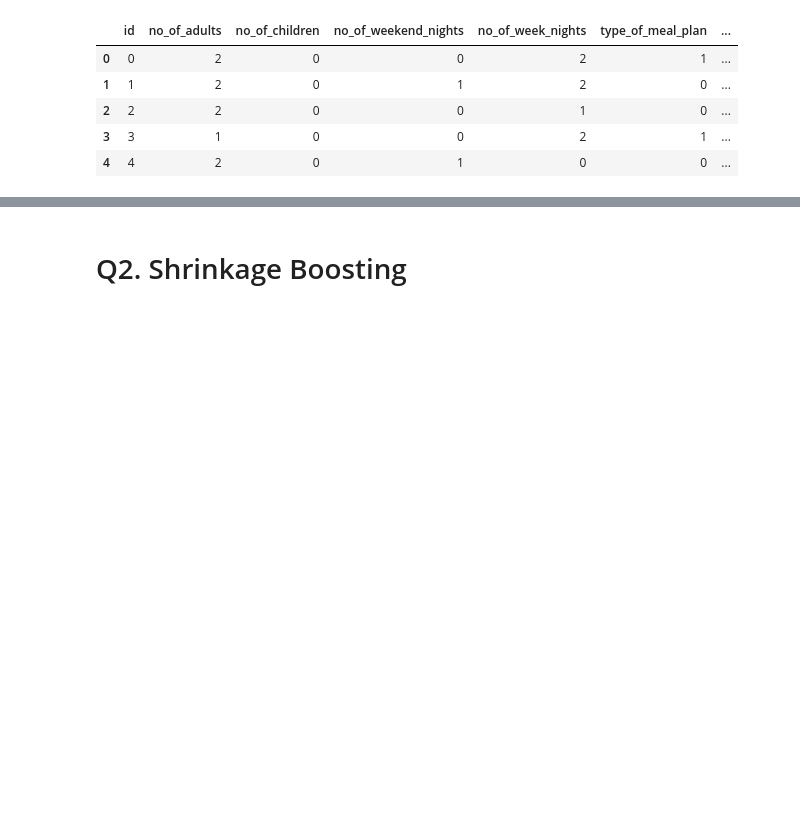
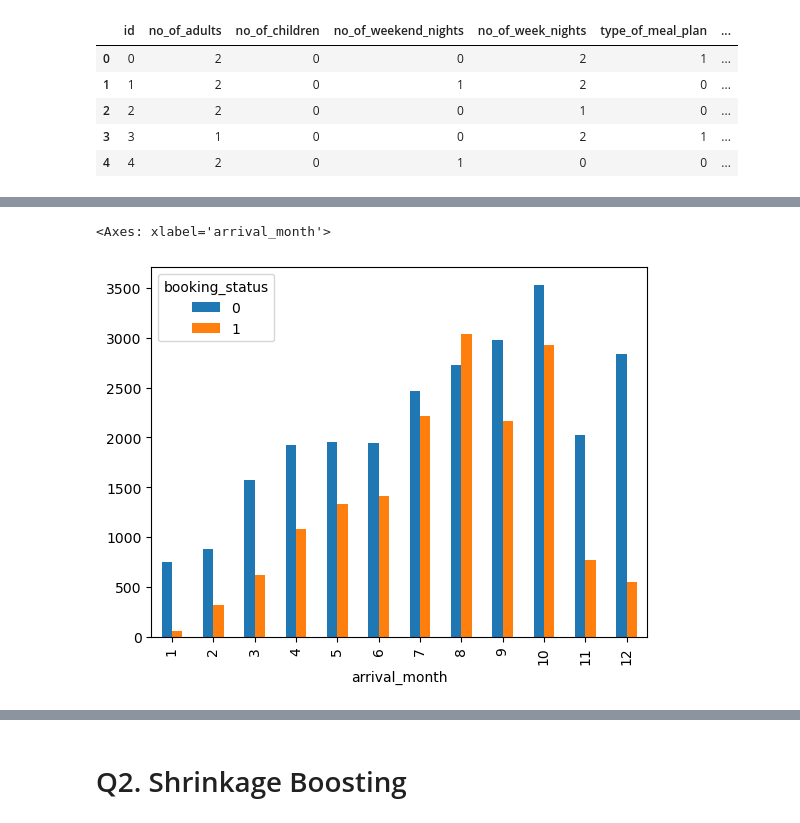
Before and after one commit to UpendraSinghRathore85/ML-Projects-Python, a Jupyter notebook: Supervised Algorithms/Day 141 - ML Boosting -2.ipynb, the cells around one changed output, grey strips where cells are left out. Drawn from its saved outputs; the diff is of its cells as text; code cells hidden in the pictures; blank space fills up the shorter version.

```diff
--- a/Supervised Algorithms/Day 141 - ML Boosting -2.ipynb
+++ b/Supervised Algorithms/Day 141 - ML Boosting -2.ipynb
@@ -23,0 +78,5 @@ df.head()
+# %%
+df.pivot_table(index='arrival_month', columns='booking_status', aggfunc='size').plot(kind='bar')
+# %% [output]
+<Axes: xlabel='arrival_month'>
+[figure, added]
```
Also changed, not shown: parts of 20 cells of this notebook, 1 other file.
